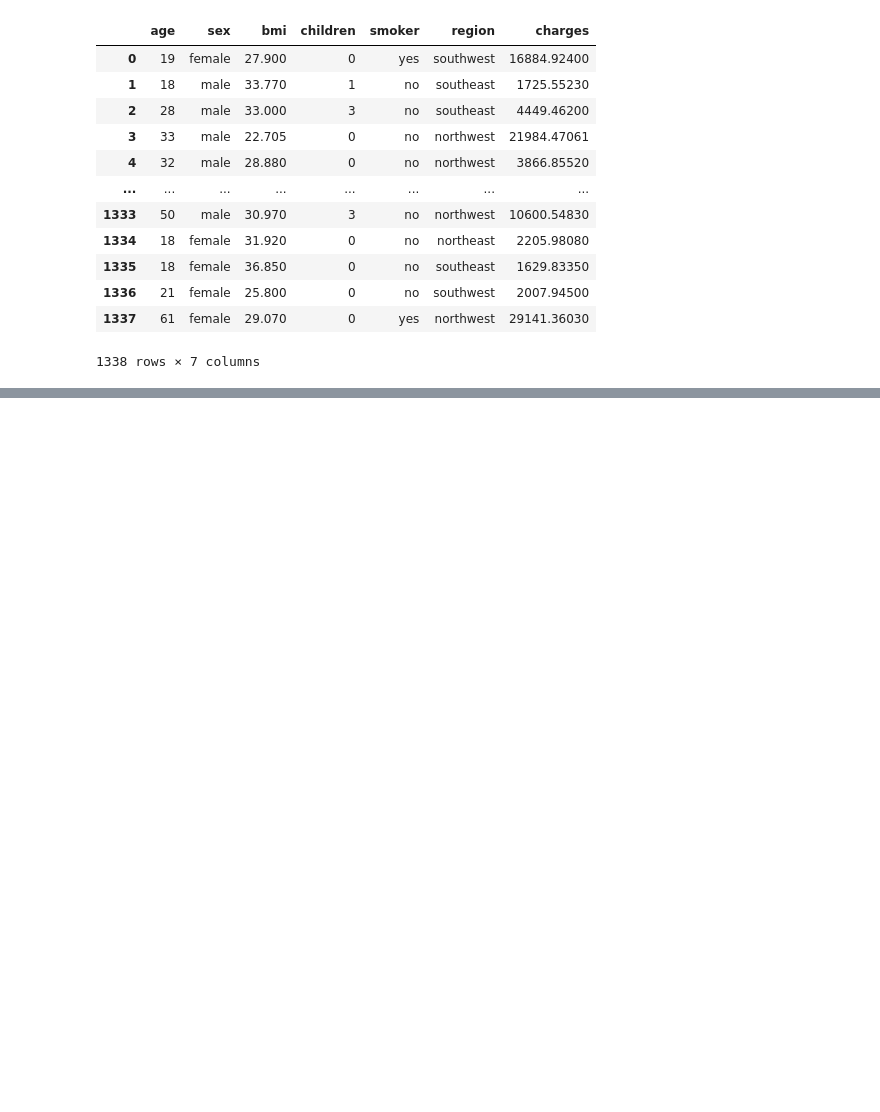
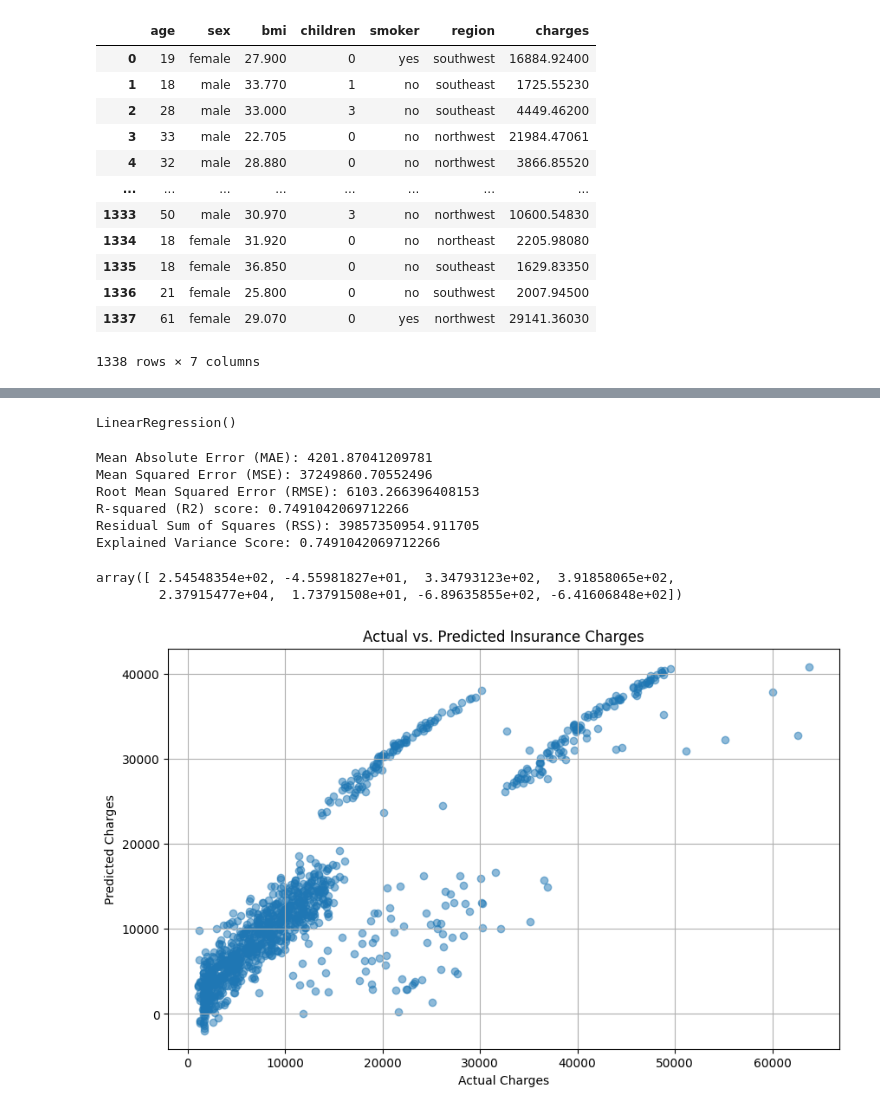
Before and after one commit to sanjayi2000/MachineLearning, a Jupyter notebook: 2348552_Lab6.ipynb, the cells around one changed output, grey strips where cells are left out. Cells and saved outputs as stored; diff of their text form; code cells hidden in the pictures; blank space fills up the shorter version.

```diff
--- a/2348552_Lab6.ipynb
+++ b/2348552_Lab6.ipynb
@@ -27,0 +60,49 @@ data
+# %%
+y = data['charges']
+x = data.drop(columns = ['charges'])
+# %%
+from sklearn.model_selection import train_test_split
+x_train,x_test,y_train,y_test=train_test_split(x,y,test_size=0.2,random_state=110)
+# %%
+from sklearn.linear_model import LinearRegression
+model=LinearRegression()
+model.fit(x_train,y_train)
+# %% [output]
+LinearRegression()
+# %%
+y_pred = model.predict(x_train)
+mae = mean_absolute_error(y_train, y_pred)
+print("Mean Absolute Error (MAE):", mae)
+mse = mean_squared_error(y_train, y_pred)
+print("Mean Squared Error (MSE):", mse)
+rmse = np.sqrt(mse)
+print("Root Mean Squared Error (RMSE):", rmse)
+r2 = r2_score(y_train, y_pred)
+print("R-squared (R2) score:", r2)
+rss = np.sum(np.square(y_train - y_pred))
+print("Residual Sum of Squares (RSS):", rss)
+explained_variance = explained_variance_score(y_train, y_pred)
+print("Explained Variance Score:", explained_variance)
+# %% [output]
+Mean Absolute Error (MAE): 4201.87041209781
+Mean Squared Error (MSE): 37249860.70552496
+Root Mean Squared Error (RMSE): 6103.266396408153
+R-squared (R2) score: 0.7491042069712266
+Residual Sum of Squares (RSS): 39857350954.911705
+Explained Variance Score: 0.7491042069712266
+# %%
+feature_importance = model.coef_
+feature_importance
+# %% [output]
+array([ 2.54548354e+02, -4.55981827e+01,  3.34793123e+02,  3.91858065e+02,
+        2.37915477e+04,  1.73791508e+01, -6.89635855e+02, -6.41606848e+02])
+# %%
+plt.figure(figsize=(10, 6))
+plt.scatter(y_train, y_pred, alpha=0.5)
+plt.title('Actual vs. Predicted Insurance Charges')
+plt.xlabel('Actual Charges')
+plt.ylabel('Predicted Charges')
+plt.grid(True)
+plt.show()
+# %% [output]
+[figure, added]
```
Also changed, not shown: parts of 9 cells of this notebook.
